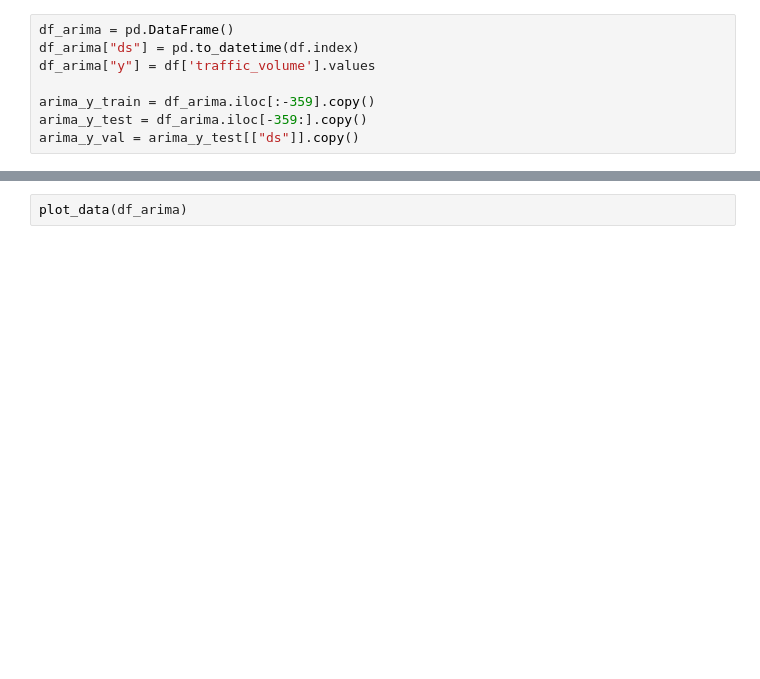
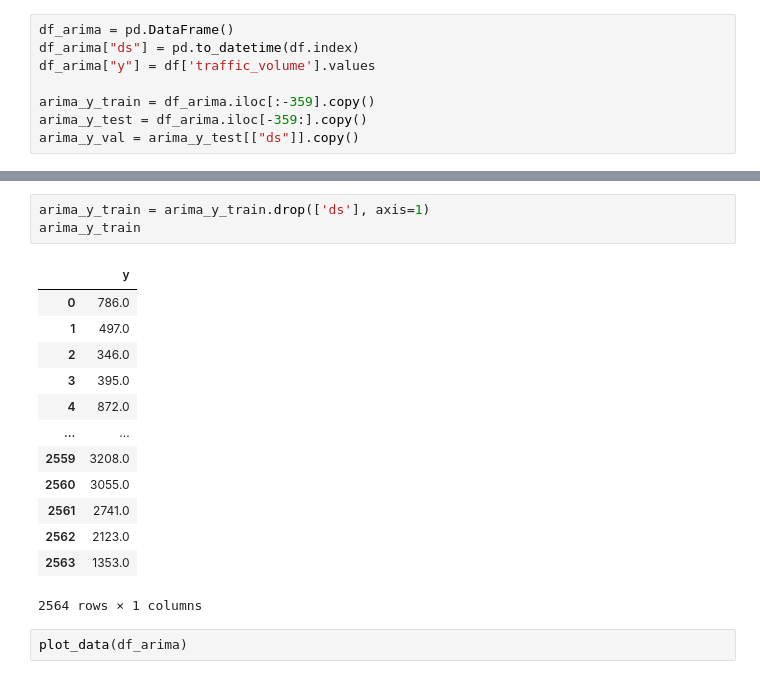
Before and after one commit to aspushkarev/OTUS-ML-Professional, a Jupyter notebook: Times_Series/OTUS_TimeSeries_homework.ipynb, the cells around one changed output, grey strips where cells are left out. Drawn from its saved outputs; the diff is of its cells as text; blank space fills up the shorter version.

```diff
--- a/Times_Series/OTUS_TimeSeries_homework.ipynb
+++ b/Times_Series/OTUS_TimeSeries_homework.ipynb
@@ -580,3 +575,20 @@ Name: traffic_volume, Length: 2563, dtype: float64
+# %%
+arima_y_train = arima_y_train.drop(['ds'], axis=1)
+arima_y_train
+# %% [output]
+|  | y |
+| 0 | 786.0 |
+| 1 | 497.0 |
+| 2 | 346.0 |
+| 3 | 395.0 |
+| 4 | 872.0 |
+| ... | ... |
+| 2559 | 3208.0 |
+| 2560 | 3055.0 |
+| 2561 | 2741.0 |
+| 2562 | 2123.0 |
+| 2563 | 1353.0 |
+2564 rows × 1 columns
 # %%
 plot_data(df_arima)
 # %% [output]
```
Also changed, not shown: parts of 34 cells of this notebook.
